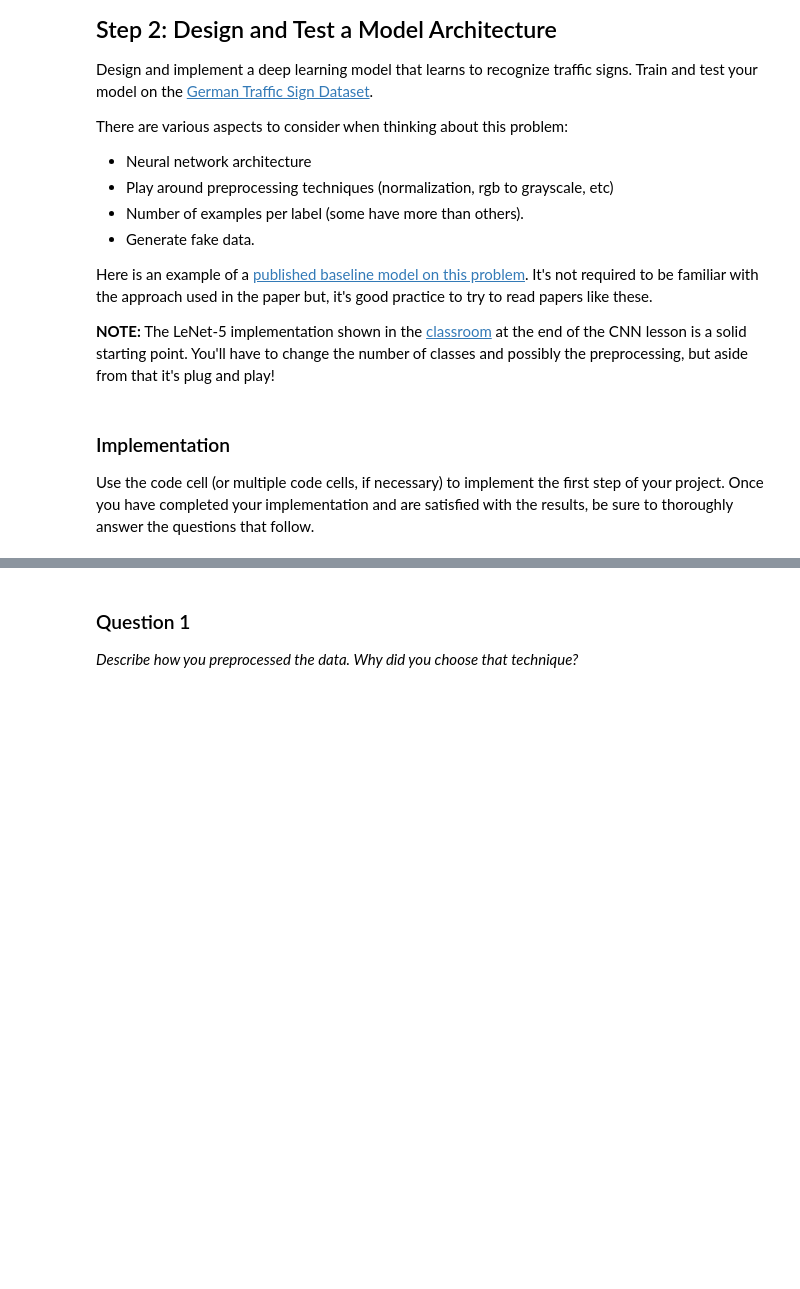
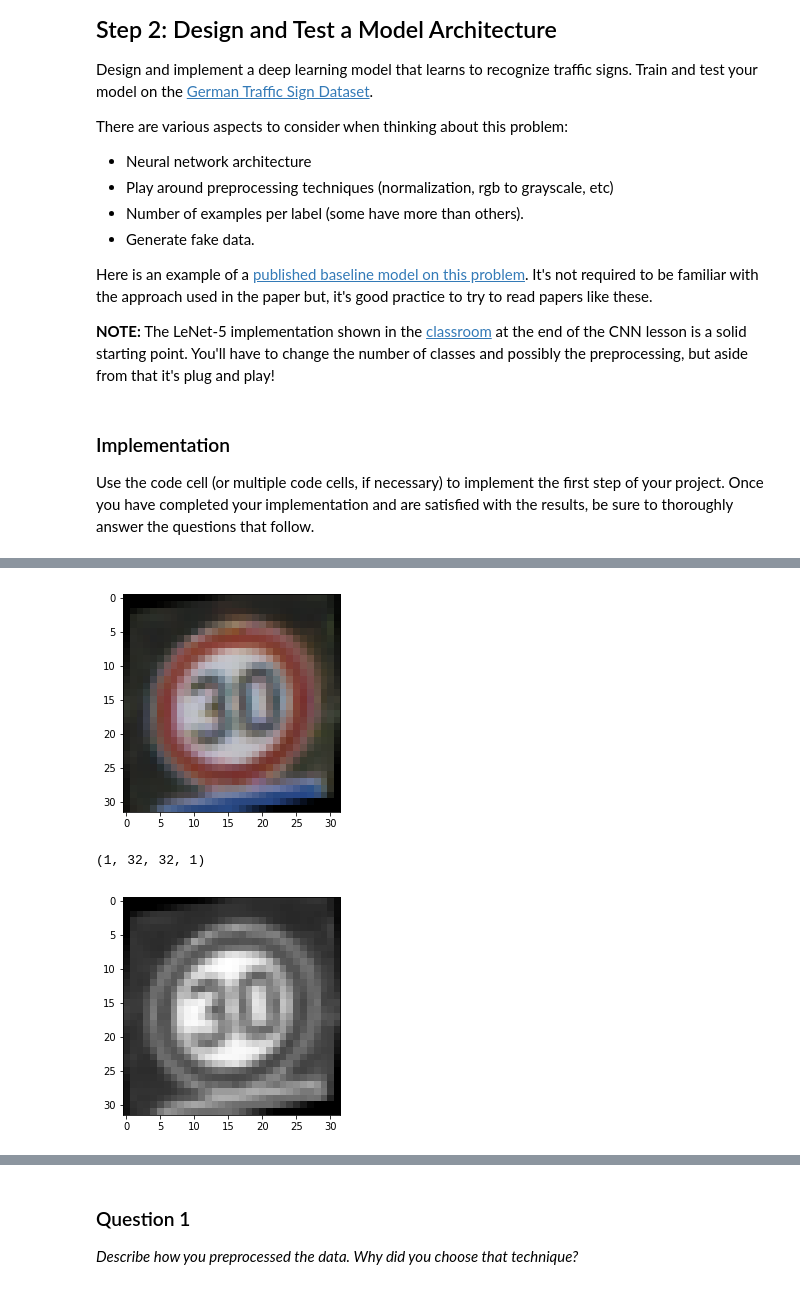
Before and after one commit to eugen8/CarND-Traffic-Sign-Classifier-Project, a Jupyter notebook: Traffic_Sign_Classifier.ipynb, the cells around one changed output, grey strips where cells are left out. Drawn from its saved outputs; the diff is of its cells as text; code cells hidden in the pictures; blank space fills up the shorter version.

```diff
--- a/Traffic_Sign_Classifier.ipynb
+++ b/Traffic_Sign_Classifier.ipynb
@@ -235,26 +260,34 @@ plt.show()
 # %%
 # Transformation code - to increase the amount of data with rotated and affine transformed images
 
 im1 = X_train[500]
 
 
 def transformImage(im1):
     """Does a small random rotation and affine transformation. Learning from:
     http://docs.opencv.org/3.1.0/da/d6e/tutorial_py_geometric_transformations.html
     """
     rotationAngle = np.random.randint(-10,10)
     rotationAngle=10
     M1 = cv2.getRotationMatrix2D((cols/2, rows/2),rotationAngle, 1)
     im1 = cv2.warpAffine(im1, M1, (cols, rows))
     pts1 = np.float32([[3,15],[15,15],[32, 25]])
     pts2 = np.float32([[3+np.random.randint(-1,1),15+np.random.randint(-1,1)],[15+np.random.randint(-1,1),\
     15+np.random.randint(-1,1)],[32+np.random.randint(-1,1),25+np.random.randint(-1,1)]])
     M2 = cv2.getAffineTransform(pts1, pts2)
     im1 = cv2.warpAffine(im1, M2, (cols,rows))
     return im1
 
 im1 = transformImage(im1)
 plt.imshow(im1);plt.show()
+
+im1 = preProcess(np.array([im1]), **PREPROCESS_PARAMS)
+print(im1.shape)
+plt.imshow(im1.squeeze(), cmap="gray");plt.show()
+# %% [output]
+[figure, added]
+(1, 32, 32, 1)
+[figure, added]
 # %%
 # function to increment images( increase the amount of data)
 
```
Also changed, not shown: parts of 13 cells of this notebook, 3 other files.
